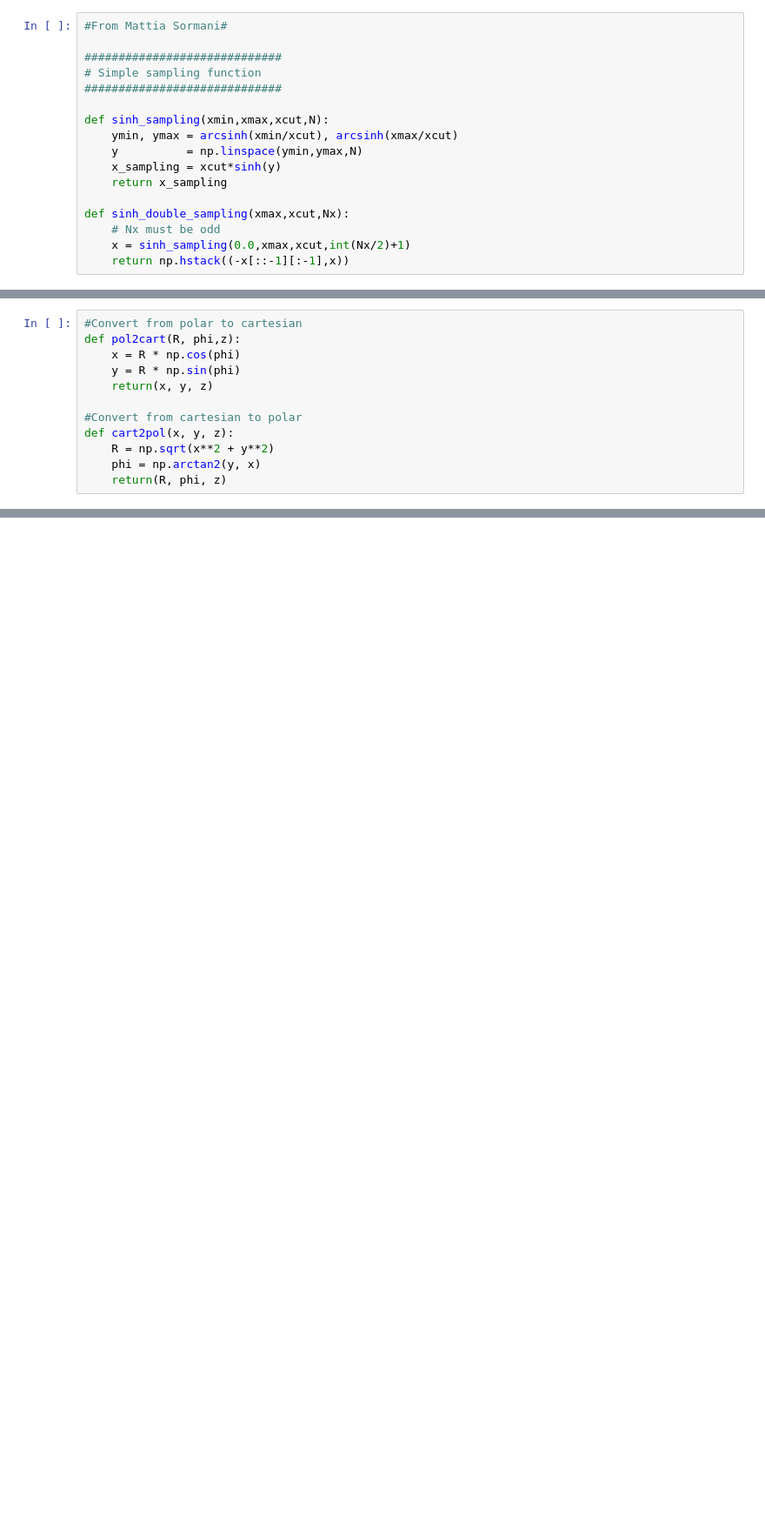
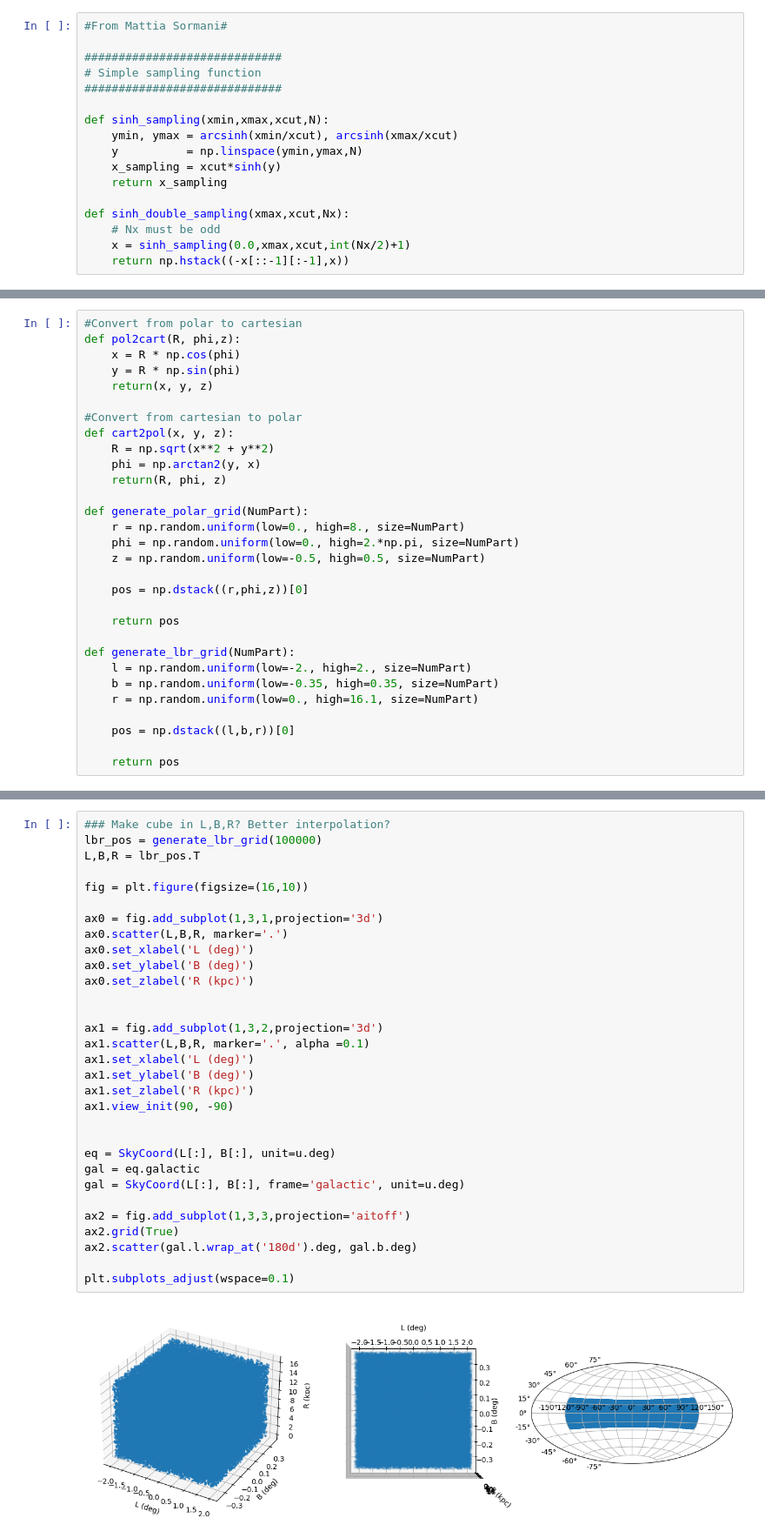
Before and after one commit to danilipman/cmz_synth, a Jupyter notebook: 70um_distribution_test.ipynb, the cells around one changed output, grey strips where cells are left out. Shown at 87% size. Cells and saved outputs as stored; diff of their text form; blank space fills up the shorter version.

```diff
--- a/70um_distribution_test.ipynb
+++ b/70um_distribution_test.ipynb
@@ -122,3 +133,21 @@ def cart2pol(x, y, z):
     R = np.sqrt(x**2 + y**2)
     phi = np.arctan2(y, x)
     return(R, phi, z)
+
+def generate_polar_grid(NumPart):
+    r = np.random.uniform(low=0., high=8., size=NumPart)
+    phi = np.random.uniform(low=0., high=2.*np.pi, size=NumPart)
+    z = np.random.uniform(low=-0.5, high=0.5, size=NumPart)
+
+    pos = np.dstack((r,phi,z))[0]
+
+    return pos
+
+def generate_lbr_grid(NumPart):
+    l = np.random.uniform(low=-2., high=2., size=NumPart)
+    b = np.random.uniform(low=-0.35, high=0.35, size=NumPart)
+    r = np.random.uniform(low=0., high=16.1, size=NumPart)
+
+    pos = np.dstack((l,b,r))[0]
+
+    return pos
@@ -124,0 +201,33 @@ def cart2pol(x, y, z):
+# %%
+### Make cube in L,B,R? Better interpolation?
+lbr_pos = generate_lbr_grid(100000)
+L,B,R = lbr_pos.T
+
+fig = plt.figure(figsize=(16,10))
+
+ax0 = fig.add_subplot(1,3,1,projection='3d')
+ax0.scatter(L,B,R, marker='.')
+ax0.set_xlabel('L (deg)')
+ax0.set_ylabel('B (deg)')
+ax0.set_zlabel('R (kpc)')
+
+
+ax1 = fig.add_subplot(1,3,2,projection='3d')
+ax1.scatter(L,B,R, marker='.', alpha =0.1)
+ax1.set_xlabel('L (deg)')
+ax1.set_ylabel('B (deg)')
+ax1.set_zlabel('R (kpc)')
+ax1.view_init(90, -90)
+
+
+eq = SkyCoord(L[:], B[:], unit=u.deg)
+gal = eq.galactic
+gal = SkyCoord(L[:], B[:], frame='galactic', unit=u.deg)
+
+ax2 = fig.add_subplot(1,3,3,projection='aitoff')
+ax2.grid(True)
+ax2.scatter(gal.l.wrap_at('180d').deg, gal.b.deg)
+
+plt.subplots_adjust(wspace=0.1)
+# %% [output]
+[figure, added]
```
Also changed, not shown: parts of 11 cells of this notebook, 10 other files.
